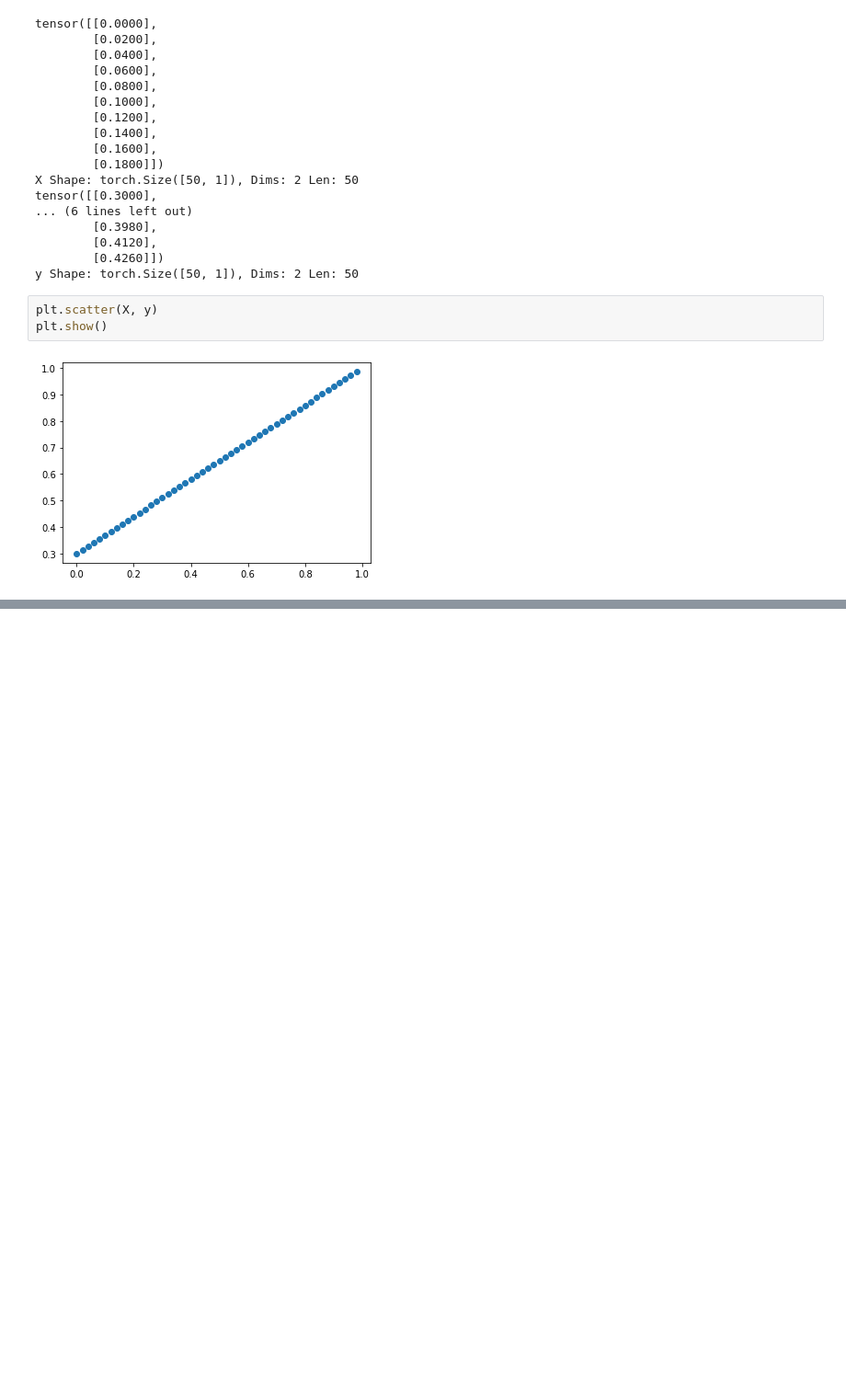
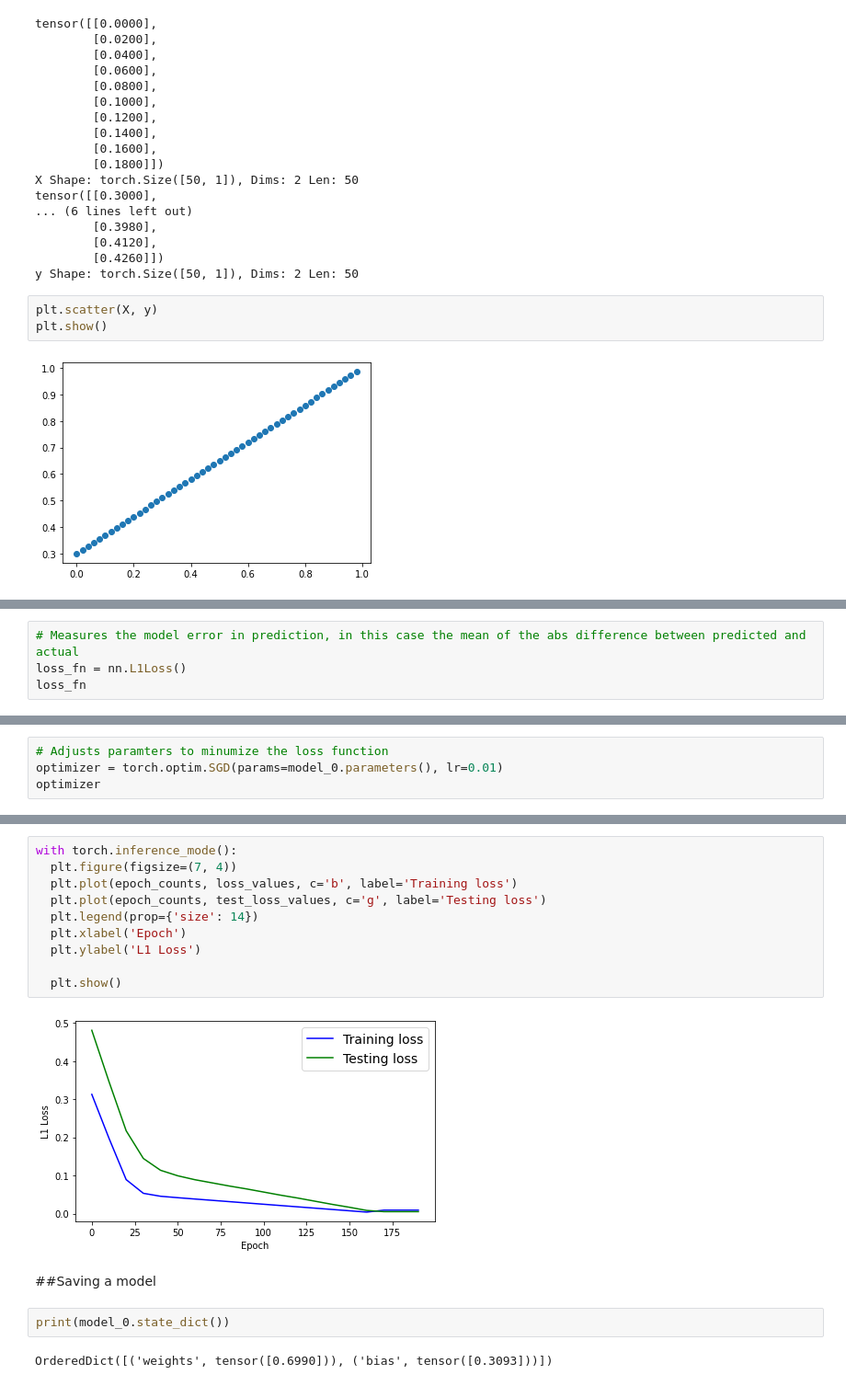
Before and after one commit to ashbyp/mltorch, a Jupyter notebook: colab/pytorch_workflow.ipynb, the cells around one changed output, grey strips where cells are left out. Shown: that part at 92% size. Saved outputs shown, nothing was run; the diff lists cells and outputs as text; blank space fills up the shorter version.

```diff
--- a/colab/pytorch_workflow.ipynb
+++ b/colab/pytorch_workflow.ipynb
@@ -54,0 +134,4 @@ plt.show()
+# %%
+# Measures the model error in prediction, in this case the mean of the abs difference between predicted and actual
+loss_fn = nn.L1Loss()
+loss_fn
@@ -54,0 +140,4 @@ plt.show()
+# %%
+# Adjusts paramters to minumize the loss function
+optimizer = torch.optim.SGD(params=model_0.parameters(), lr=0.01)
+optimizer
@@ -54,0 +223,18 @@ plt.show()
+# %%
+with torch.inference_mode():
+  plt.figure(figsize=(7, 4))
+  plt.plot(epoch_counts, loss_values, c='b', label='Training loss')
+  plt.plot(epoch_counts, test_loss_values, c='g', label='Testing loss')
+  plt.legend(prop={'size': 14})
+  plt.xlabel('Epoch')
+  plt.ylabel('L1 Loss')
+
+  plt.show()
+# %% [output]
+[figure, added]
+# %% [markdown]
+##Saving a model
+# %%
+print(model_0.state_dict())
+# %% [output]
+OrderedDict([('weights', tensor([0.6990])), ('bias', tensor([0.3093]))])
```
Also changed, not shown: parts of 23 cells of this notebook, 1 other file.
